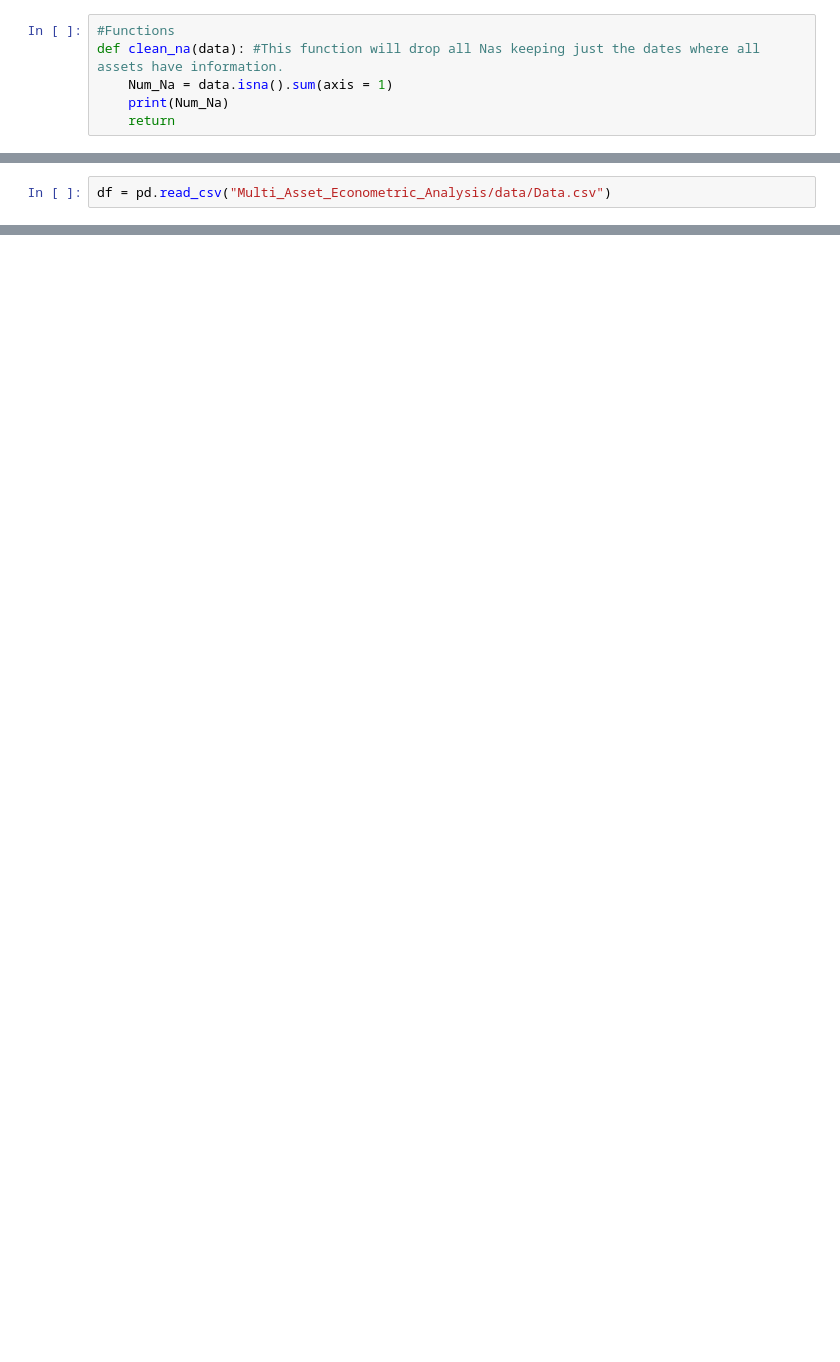
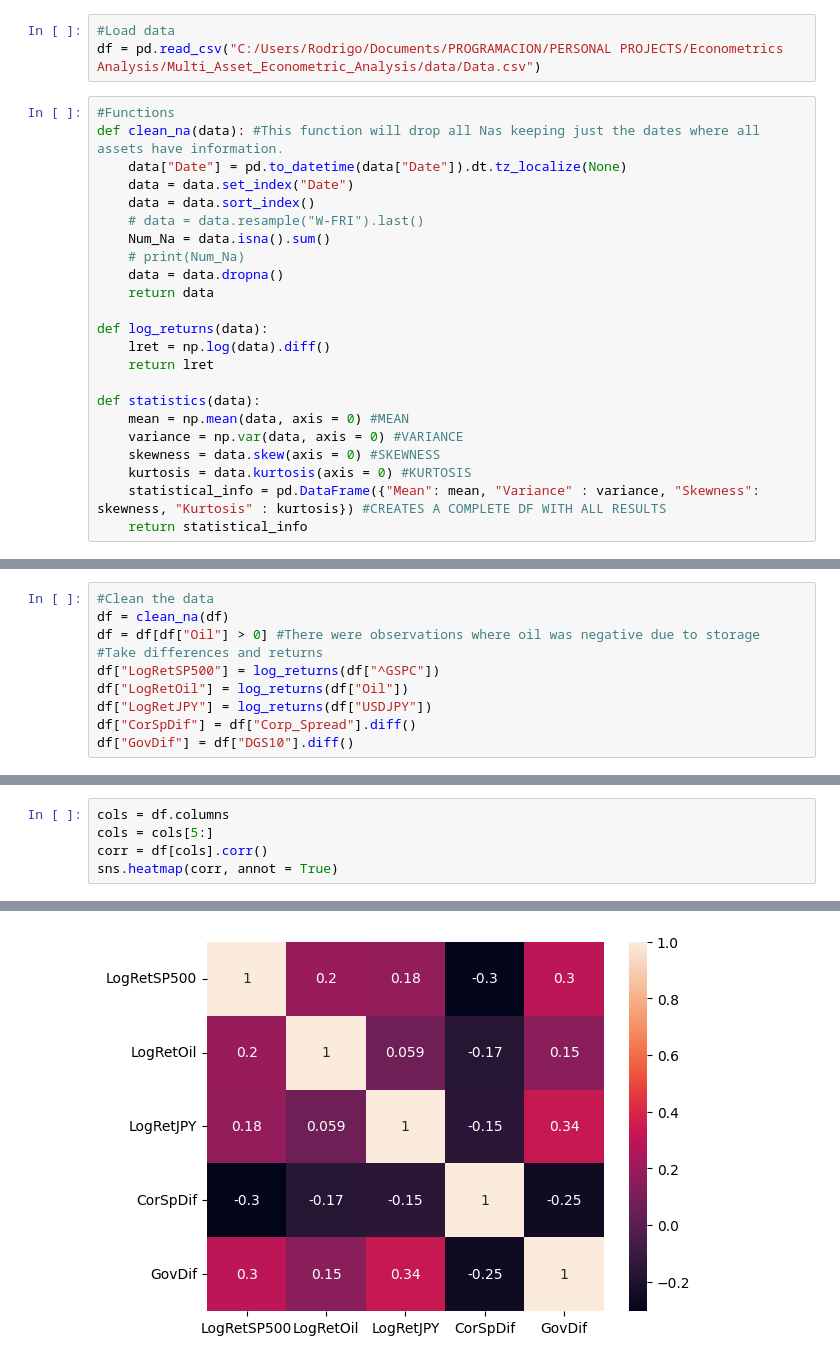
Before and after one commit to roysoler/Multi_Asset_Econometric_Analysis, a Jupyter notebook: notebooks/Asset_Analysis.ipynb, the cells around one changed output, grey strips where cells are left out. Drawn from its saved outputs; the diff is of its cells as text; blank space fills up the shorter version.

```diff
--- a/notebooks/Asset_Analysis.ipynb
+++ b/notebooks/Asset_Analysis.ipynb
@@ -5,6 +6,26 @@ import matplotlib.pyplot as plt
+# %%
+#Load data
+df = pd.read_csv("C:/Users/Rodrigo/Documents/PROGRAMACION/PERSONAL PROJECTS/Econometrics Analysis/Multi_Asset_Econometric_Analysis/data/Data.csv")
 # %%
 #Functions
 def clean_na(data): #This function will drop all Nas keeping just the dates where all assets have information.
-    Num_Na = data.isna().sum(axis = 1)
-    print(Num_Na)
-    return
+    data["Date"] = pd.to_datetime(data["Date"]).dt.tz_localize(None)
+    data = data.set_index("Date")
+    data = data.sort_index()
+    # data = data.resample("W-FRI").last()
+    Num_Na = data.isna().sum()
+    # print(Num_Na)
+    data = data.dropna()
+    return data
+
+def log_returns(data):
+    lret = np.log(data).diff()
+    return lret
+
+def statistics(data):
+    mean = np.mean(data, axis = 0) #MEAN
+    variance = np.var(data, axis = 0) #VARIANCE
+    skewness = data.skew(axis = 0) #SKEWNESS
+    kurtosis = data.kurtosis(axis = 0) #KURTOSIS
+    statistical_info = pd.DataFrame({"Mean": mean, "Variance" : variance, "Skewness": skewness, "Kurtosis" : kurtosis}) #CREATES A COMPLETE DF WITH ALL RESULTS
+    return statistical_info
@@ -13,2 +31,0 @@ IndentationError: expected an indented block after function definition on line 2
-# %%
-df = pd.read_csv("Multi_Asset_Econometric_Analysis/data/Data.csv")
@@ -16,0 +32,10 @@ FileNotFoundError: [Errno 2] No such file or directory: 'Multi_Asset_Econometric
+# %%
+#Clean the data
+df = clean_na(df)
+df = df[df["Oil"] > 0] #There were observations where oil was negative due to storage
+#Take differences and returns
+df["LogRetSP500"] = log_returns(df["^GSPC"])
+df["LogRetOil"] = log_returns(df["Oil"])
+df["LogRetJPY"] = log_returns(df["USDJPY"])
+df["CorSpDif"] = df["Corp_Spread"].diff()
+df["GovDif"] = df["DGS10"].diff()
@@ -16,0 +167,6 @@ FileNotFoundError: [Errno 2] No such file or directory: 'Multi_Asset_Econometric
+# %%
+cols = df.columns
+cols = cols[5:]
+corr = df[cols].corr()
+sns.heatmap(corr, annot = True)
+# %% [output]
@@ -16,0 +174 @@ FileNotFoundError: [Errno 2] No such file or directory: 'Multi_Asset_Econometric
+[figure, added]
```
Also changed, not shown: parts of 8 cells of this notebook, 1 other file.
